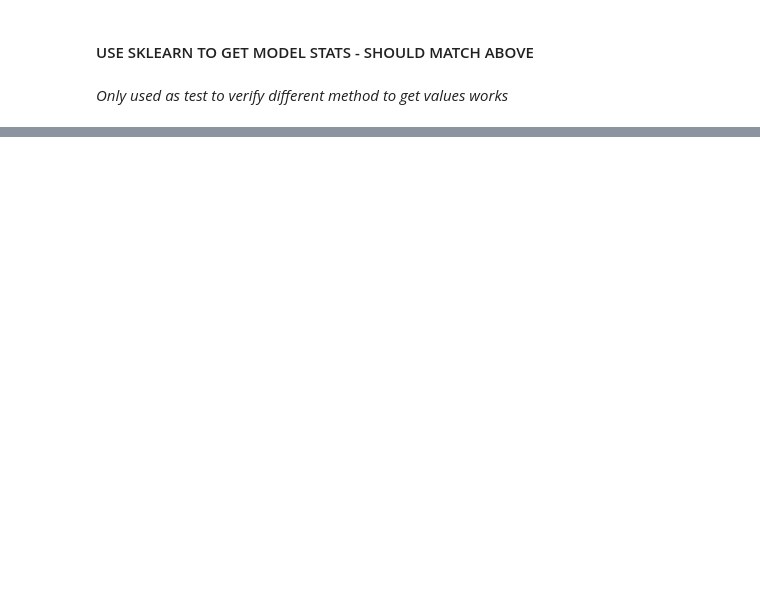
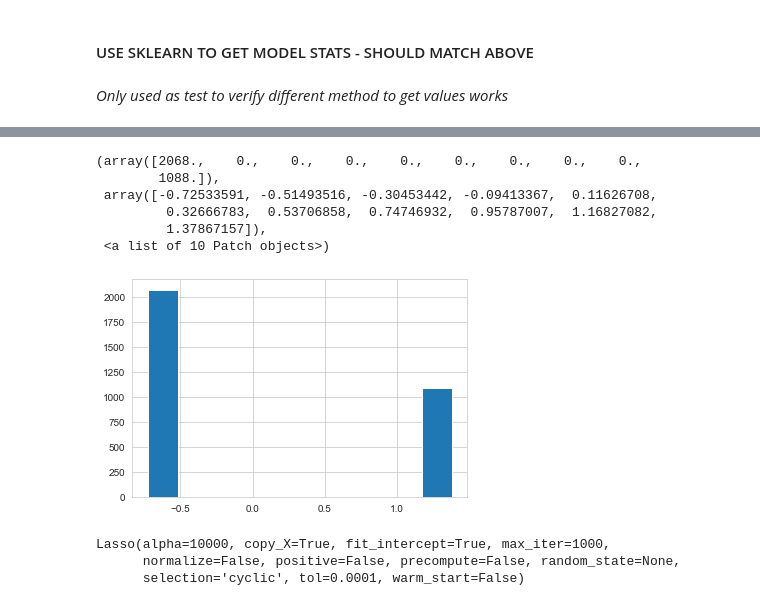
Before and after one commit to cecann10/Test, a Jupyter notebook: Metis_Projects/project_2_celinaplaza/data_and_analysis/all_cars_gge_model.ipynb, the cells around one changed output, grey strips where cells are left out. Saved outputs shown, nothing was run; the diff lists cells and outputs as text; code cells hidden in the pictures; blank space fills up the shorter version.

```diff
--- a/Metis_Projects/project_2_celinaplaza/data_and_analysis/all_cars_gge_model.ipynb
+++ b/Metis_Projects/project_2_celinaplaza/data_and_analysis/all_cars_gge_model.ipynb
@@ -305,0 +424,2 @@ Coefficients: [[ 46.69872579  13.19020649   5.83753711  -5.83753711 -28.73567893
+# %%
+X_tr = std.transform(X_train.values)
@@ -305,0 +438,21 @@ Coefficients: [[ 46.69872579  13.19020649   5.83753711  -5.83753711 -28.73567893
+# %%
+## Here we can plot histograms of the transformed variables
+## Note that they seem to have means of 0 and stddevs of 1
+## (though they are not necessarily normally distributed)
+
+plt.hist(X_tr[:,3])
+# %% [output]
+(array([2068.,    0.,    0.,    0.,    0.,    0.,    0.,    0.,    0.,
+        1088.]),
+ array([-0.72533591, -0.51493516, -0.30453442, -0.09413367,  0.11626708,
+         0.32666783,  0.53706858,  0.74746932,  0.95787007,  1.16827082,
+         1.37867157]),
+ <a list of 10 Patch objects>)
+[figure, added]
+# %%
+lasso_model = Lasso(alpha = 10000)
+lasso_model.fit(X_tr,y_train)
+# %% [output]
+Lasso(alpha=10000, copy_X=True, fit_intercept=True, max_iter=1000,
+      normalize=False, positive=False, precompute=False, random_state=None,
+      selection='cyclic', tol=0.0001, warm_start=False)
```
Also changed, not shown: parts of 50 cells of this notebook, 10 other files.
